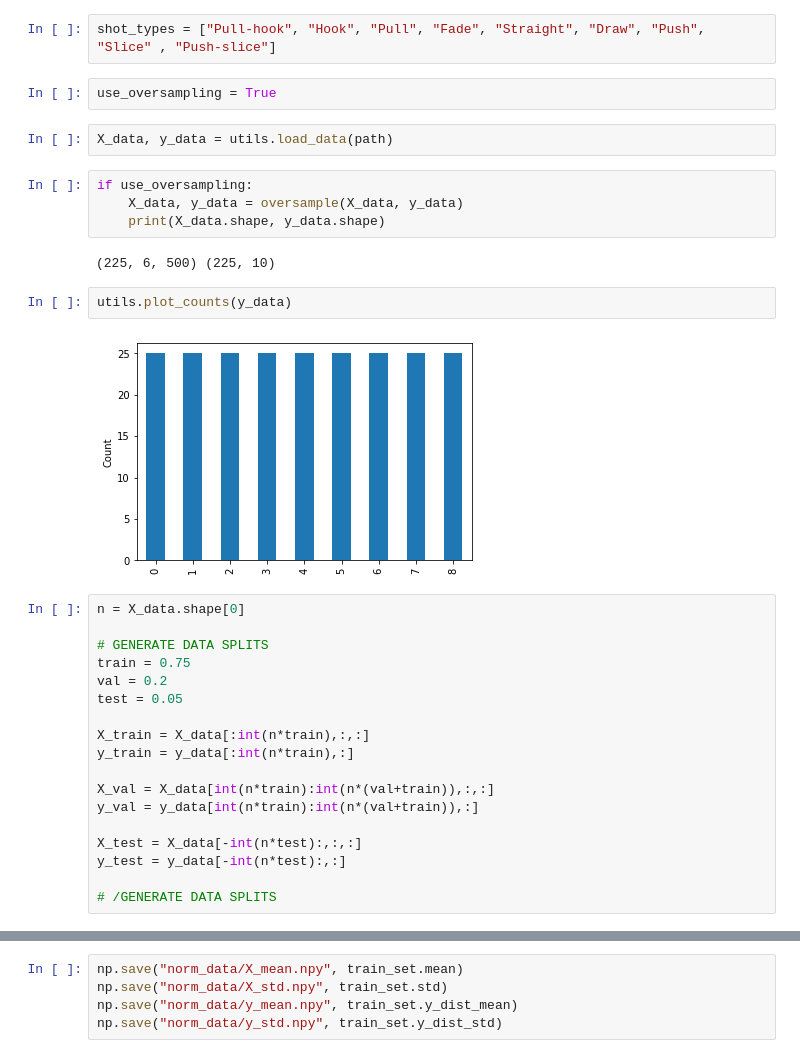
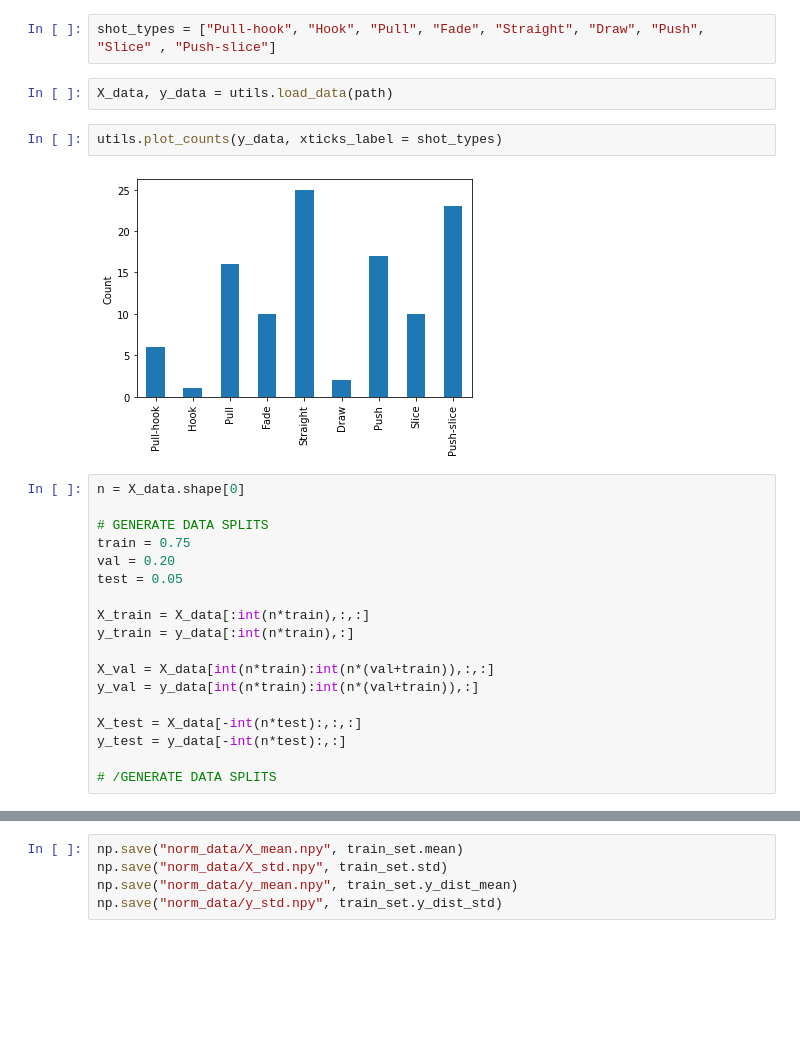
Before and after one commit to austinbeauch/swing_classifier, a Jupyter notebook: train.ipynb, the cells around one changed output, grey strips where cells are left out. Cells and saved outputs as stored; diff of their text form; blank space fills up the shorter version.

```diff
--- a/train.ipynb
+++ b/train.ipynb
@@ -24,26 +24,18 @@ device = torch.device("cuda:0" if torch.cuda.is_available() else "cpu")
 path = "data/"
 # %%
 shot_types = ["Pull-hook", "Hook", "Pull", "Fade", "Straight", "Draw", "Push", "Slice" , "Push-slice"]
-# %%
-use_oversampling = True
 # %%
 X_data, y_data = utils.load_data(path)
-# %%
-if use_oversampling:
-    X_data, y_data = oversample(X_data, y_data)
-    print(X_data.shape, y_data.shape)
-# %% [output]
-(225, 6, 500) (225, 10)
 # %%
-utils.plot_counts(y_data)
+utils.plot_counts(y_data, xticks_label = shot_types)
 # %% [output]
-[figure, old version]
+[figure, new version]
 # %%
 n = X_data.shape[0]
 
 # GENERATE DATA SPLITS
 train = 0.75
-val = 0.2
+val = 0.20
 test = 0.05
 
 X_train = X_data[:int(n*train),:,:]
```
Also changed, not shown: parts of 18 cells of this notebook, 5 other files.
